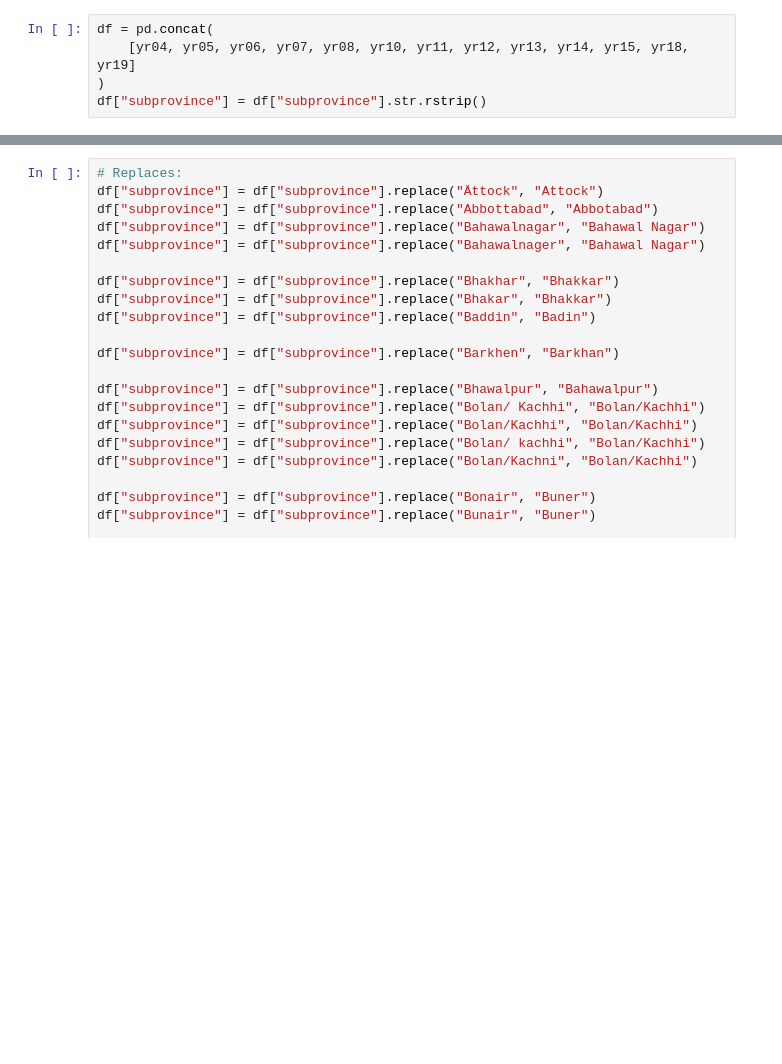
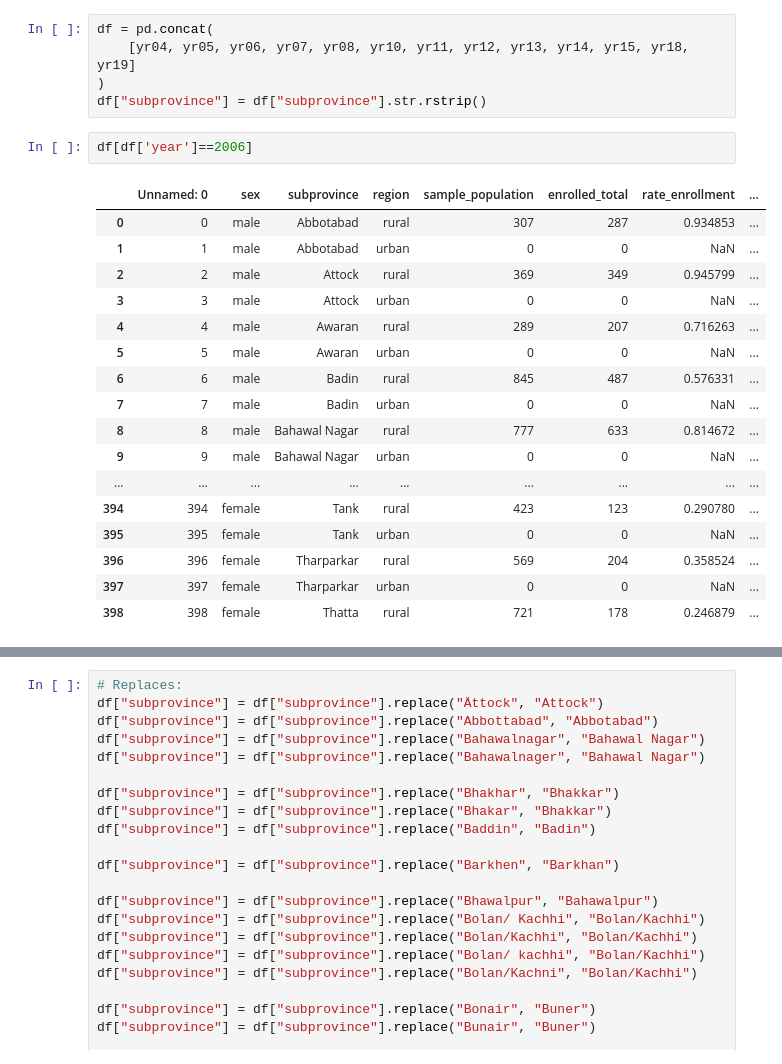
Before and after one commit to preetkhowaja/taliban_impact_pakistan, a Jupyter notebook: 20_analysis/big_merge.ipynb, the cells around one changed output, grey strips where cells are left out. Drawn from its saved outputs; the diff is of its cells as text; blank space fills up the shorter version.

Commit message:
fixed the rural urban for preet

```diff
--- a/20_analysis/big_merge.ipynb
+++ b/20_analysis/big_merge.ipynb
@@ -74,6 +74,26 @@ df = pd.concat(
     [yr04, yr05, yr06, yr07, yr08, yr10, yr11, yr12, yr13, yr14, yr15, yr18, yr19]
 )
 df["subprovince"] = df["subprovince"].str.rstrip()
+# %%
+df[df['year']==2006]
+# %% [output]
+|  | Unnamed: 0 | sex | subprovince | region | sample_population | enrolled_total | rate_enrollment | ... |
+| 0 | 0 | male | Abbotabad | rural | 307 | 287 | 0.934853 | ... |
+| 1 | 1 | male | Abbotabad | urban | 0 | 0 | NaN | ... |
+| 2 | 2 | male | Attock | rural | 369 | 349 | 0.945799 | ... |
+| 3 | 3 | male | Attock | urban | 0 | 0 | NaN | ... |
+| 4 | 4 | male | Awaran | rural | 289 | 207 | 0.716263 | ... |
+| 5 | 5 | male | Awaran | urban | 0 | 0 | NaN | ... |
+| 6 | 6 | male | Badin | rural | 845 | 487 | 0.576331 | ... |
+| 7 | 7 | male | Badin | urban | 0 | 0 | NaN | ... |
+| 8 | 8 | male | Bahawal Nagar | rural | 777 | 633 | 0.814672 | ... |
+| 9 | 9 | male | Bahawal Nagar | urban | 0 | 0 | NaN | ... |
+| ... | ... | ... | ... | ... | ... | ... | ... | ... |
+| 394 | 394 | female | Tank | rural | 423 | 123 | 0.290780 | ... |
+| 395 | 395 | female | Tank | urban | 0 | 0 | NaN | ... |
+| 396 | 396 | female | Tharparkar | rural | 569 | 204 | 0.358524 | ... |
+| 397 | 397 | female | Tharparkar | urban | 0 | 0 | NaN | ... |
+| 398 | 398 | female | Thatta | rural | 721 | 178 | 0.246879 | ... |
 # %%
 # Unique # of cities
 df.subprovince.nunique()
```
Also changed, not shown: parts of 5 cells of this notebook, 1 other file.
